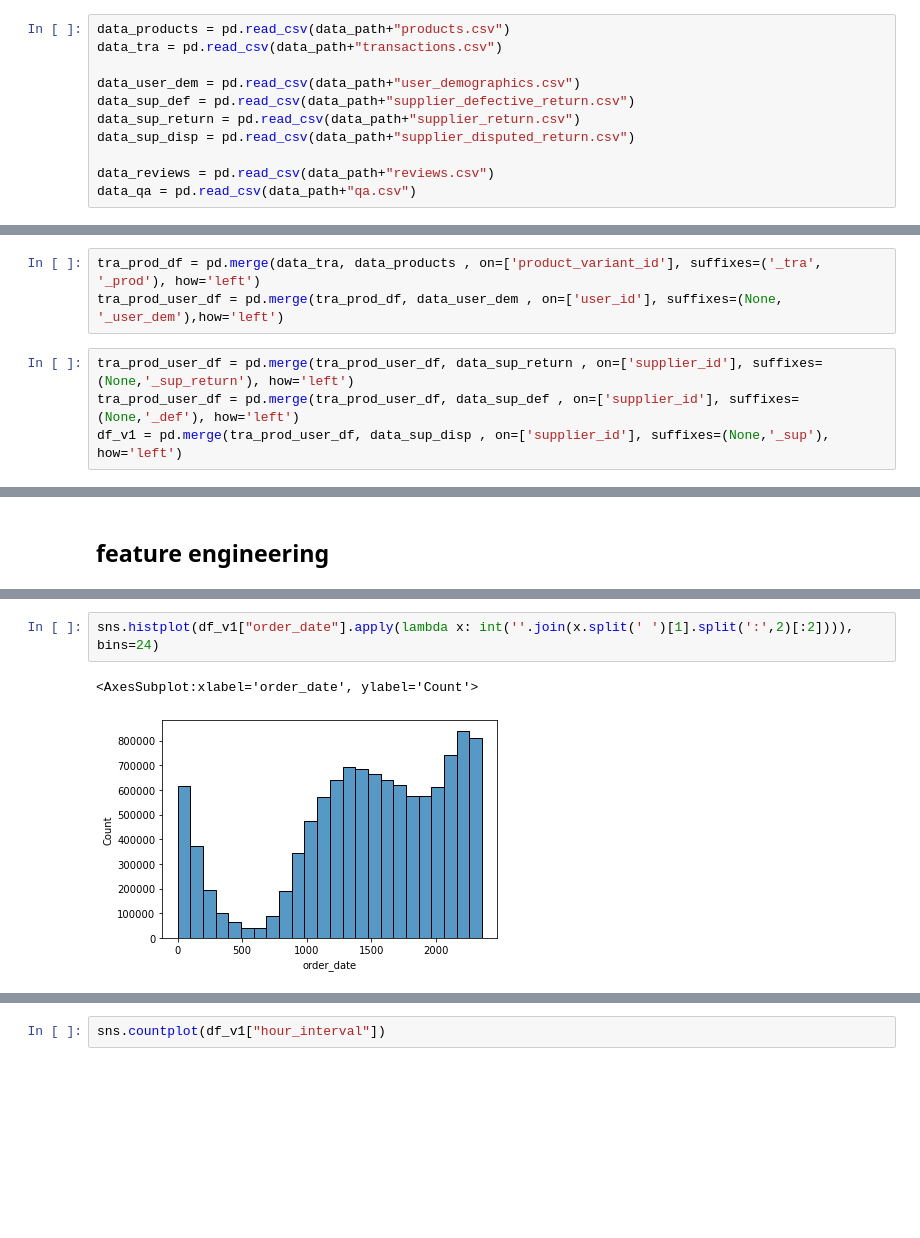
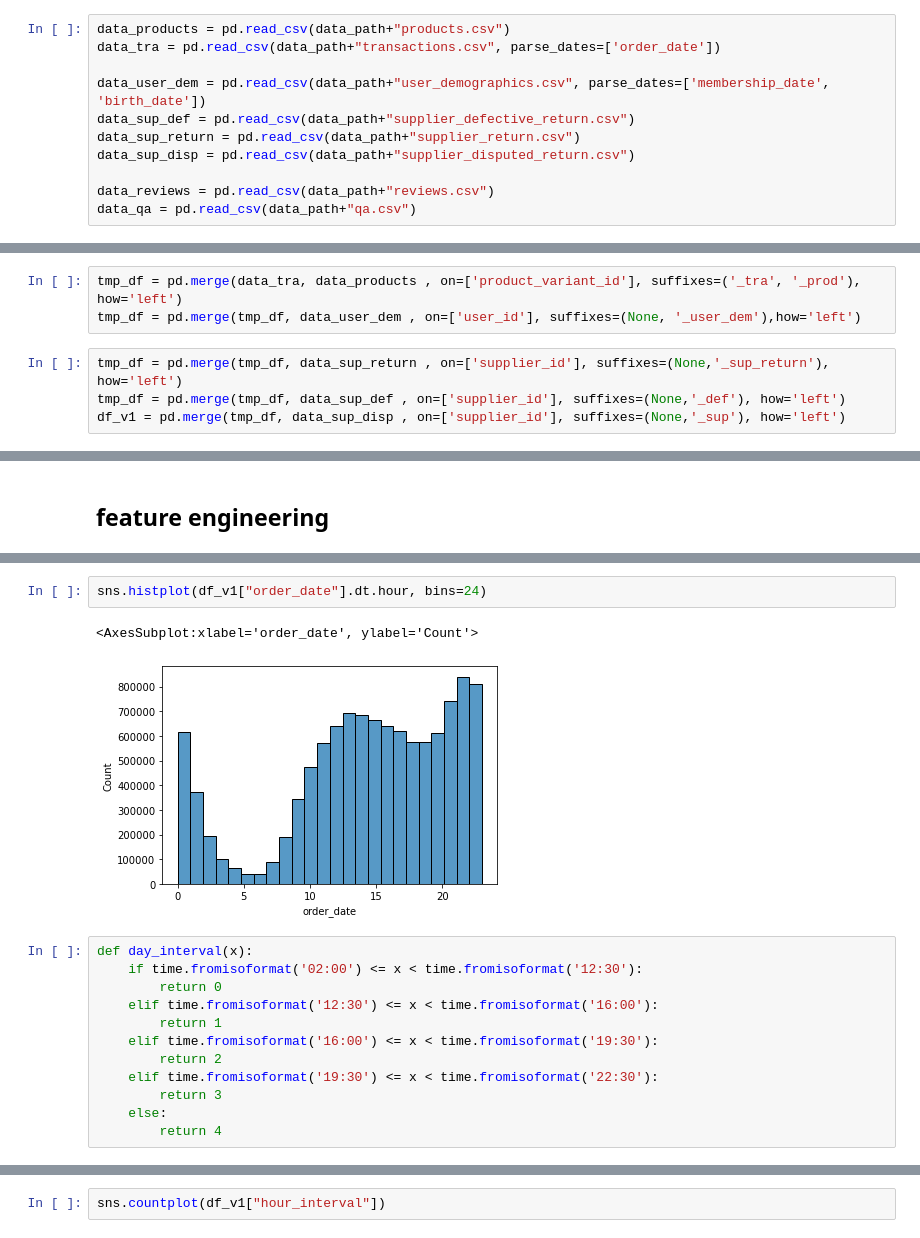
Before and after one commit to ihkaraman/trendyol_datathon_21, a Jupyter notebook: read_preparation.ipynb, the cells around one changed output, grey strips where cells are left out. Cells and saved outputs as stored; diff of their text form; blank space fills up the shorter version.

```diff
--- a/read_preparation.ipynb
+++ b/read_preparation.ipynb
@@ -26,9 +38,9 @@ import pandas as pd
 from datetime import datetime
 # %%
 data_products = pd.read_csv(data_path+"products.csv")
-data_tra = pd.read_csv(data_path+"transactions.csv")
+data_tra = pd.read_csv(data_path+"transactions.csv", parse_dates=['order_date'])
 
-data_user_dem = pd.read_csv(data_path+"user_demographics.csv")
+data_user_dem = pd.read_csv(data_path+"user_demographics.csv", parse_dates=['membership_date', 'birth_date'])
 data_sup_def = pd.read_csv(data_path+"supplier_defective_return.csv")
 data_sup_return = pd.read_csv(data_path+"supplier_return.csv")
 data_sup_disp = pd.read_csv(data_path+"supplier_disputed_return.csv")
@@ -134,9 +141,9 @@ data_sup_disp.drop(['unresolved_claim', 'unresolved_accepted_claim'], axis=1, in
 # %% [markdown]
 ## merging
 # %%
-tra_prod_df = pd.merge(data_tra, data_products , on=['product_variant_id'], suffixes=('_tra', '_prod'), how='left')
-tra_prod_user_df = pd.merge(tra_prod_df, data_user_dem , on=['user_id'], suffixes=(None, '_user_dem'),how='left')
+tmp_df = pd.merge(data_tra, data_products , on=['product_variant_id'], suffixes=('_tra', '_prod'), how='left')
+tmp_df = pd.merge(tmp_df, data_user_dem , on=['user_id'], suffixes=(None, '_user_dem'),how='left')
 # %%
-tra_prod_user_df = pd.merge(tra_prod_user_df, data_sup_return , on=['supplier_id'], suffixes=(None,'_sup_return'), how='left')
-tra_prod_user_df = pd.merge(tra_prod_user_df, data_sup_def , on=['supplier_id'], suffixes=(None,'_def'), how='left')
-df_v1 = pd.merge(tra_prod_user_df, data_sup_disp , on=['supplier_id'], suffixes=(None,'_sup'), how='left')
+tmp_df = pd.merge(tmp_df, data_sup_return , on=['supplier_id'], suffixes=(None,'_sup_return'), how='left')
+tmp_df = pd.merge(tmp_df, data_sup_def , on=['supplier_id'], suffixes=(None,'_def'), how='left')
+df_v1 = pd.merge(tmp_df, data_sup_disp , on=['supplier_id'], suffixes=(None,'_sup'), how='left')
@@ -269,8 +242,20 @@ def day_interval(x):
 # %%
-sns.histplot(df_v1["order_date"].apply(lambda x: int(''.join(x.split(' ')[1].split(':',2)[:2]))), bins=24)
+sns.histplot(df_v1["order_date"].dt.hour, bins=24)
 # %% [output]
 <AxesSubplot:xlabel='order_date', ylabel='Count'>
-[figure, old version]
+[figure, new version]
+# %%
+def day_interval(x):
+    if time.fromisoformat('02:00') <= x < time.fromisoformat('12:30'):
+        return 0
+    elif time.fromisoformat('12:30') <= x < time.fromisoformat('16:00'):
+        return 1
+    elif time.fromisoformat('16:00') <= x < time.fromisoformat('19:30'):
+        return 2
+    elif time.fromisoformat('19:30') <= x < time.fromisoformat('22:30'):
+        return 3
+    else:
+        return 4
 # %%
 # splitting order hour to different intervals
 # 02:00 - 12:30 - 0 : midnight and morning
```
Also changed, not shown: parts of 53 cells of this notebook.
